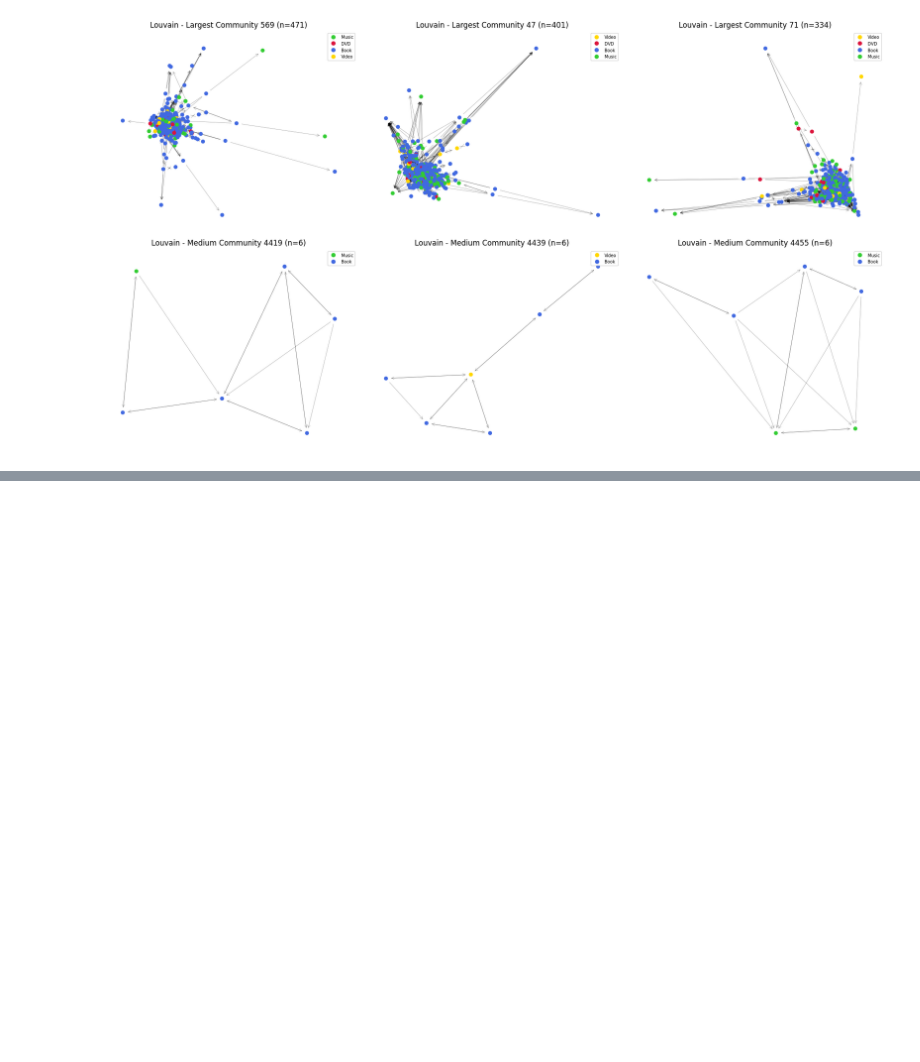
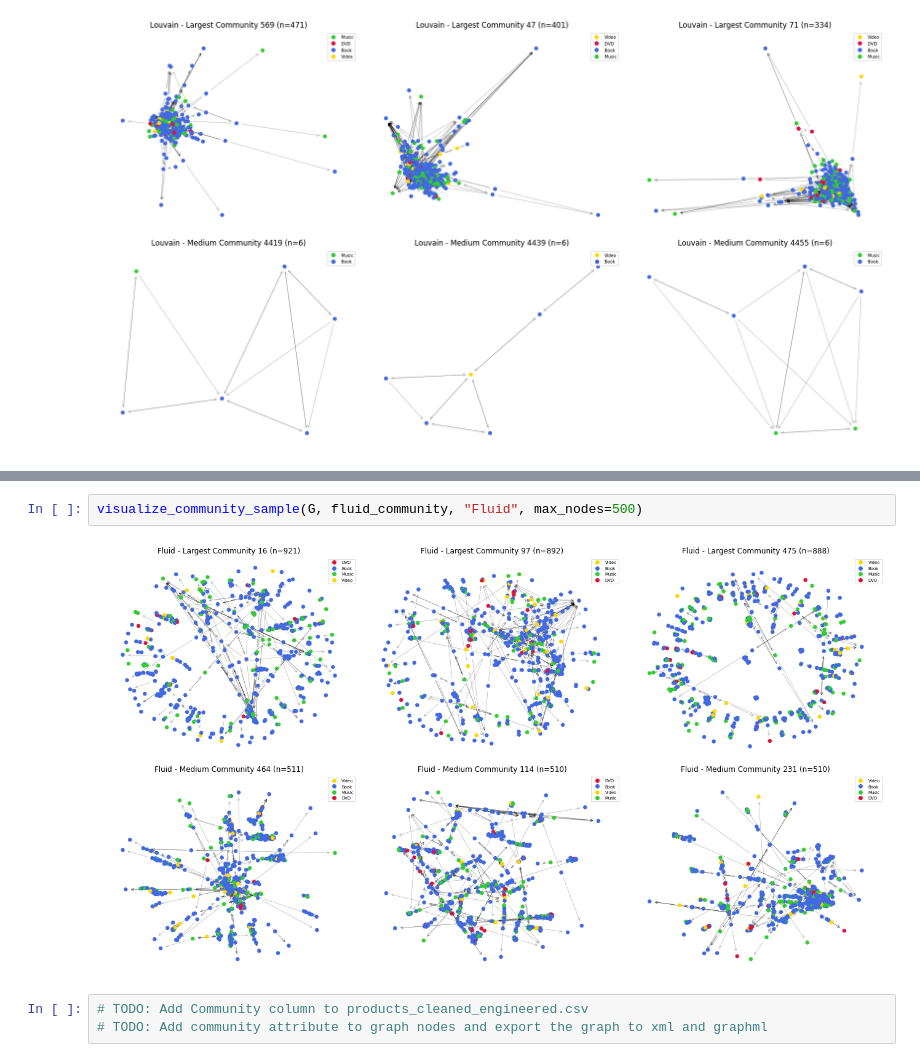
Before and after one commit to Miner-Lover/AmazonMining, a Jupyter notebook: community_detection.ipynb, the cells around one changed output, grey strips where cells are left out. Drawn from its saved outputs; the diff is of its cells as text; blank space fills up the shorter version.

```diff
--- a/community_detection.ipynb
+++ b/community_detection.ipynb
@@ -254,0 +315,7 @@ visualize_community_sample(G, lpa_communities, "LPA", max_nodes=500)
+# %%
+visualize_community_sample(G, fluid_community, "Fluid", max_nodes=500)
+# %% [output]
+[figure, added]
+# %%
+# TODO: Add Community column to products_cleaned_engineered.csv
+# TODO: Add community attribute to graph nodes and export the graph to xml and graphml
```
Also changed, not shown: parts of 13 cells of this notebook, 2 other files.
